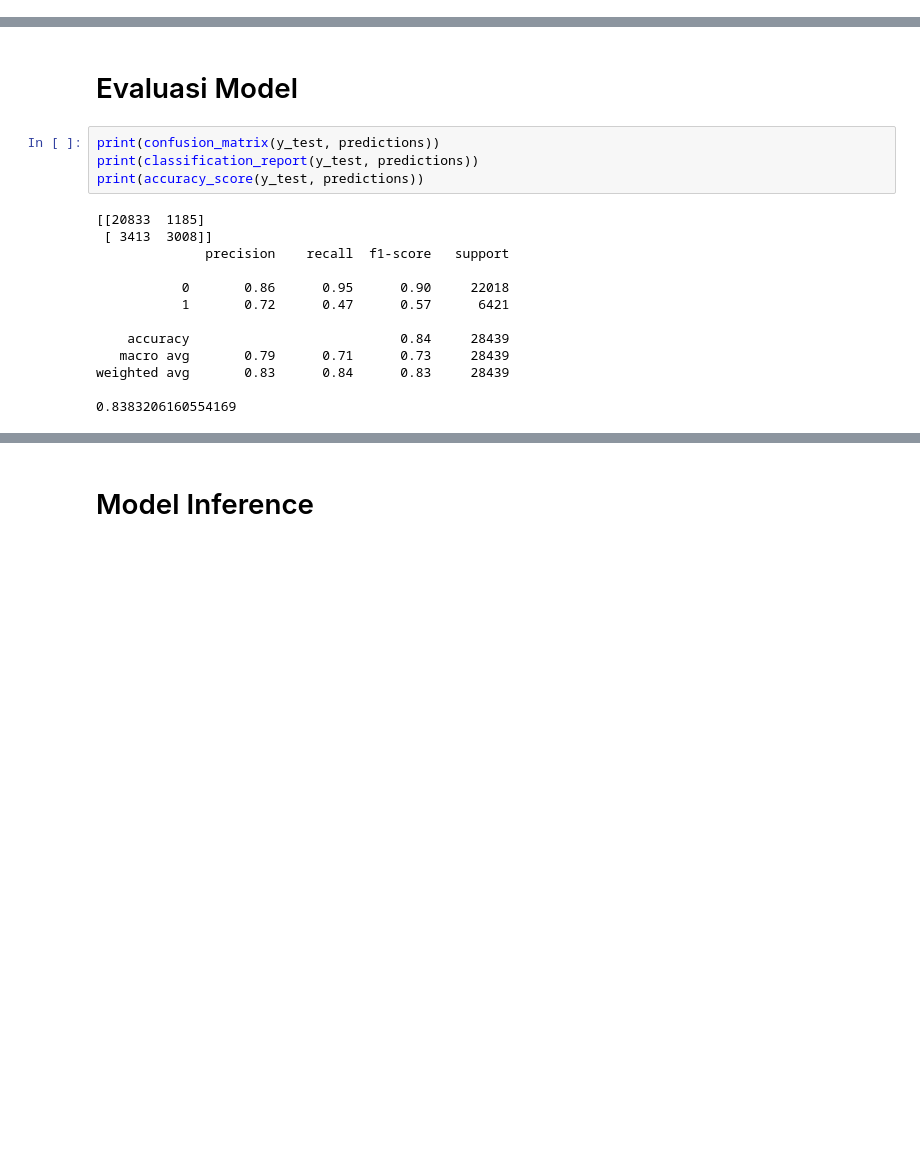
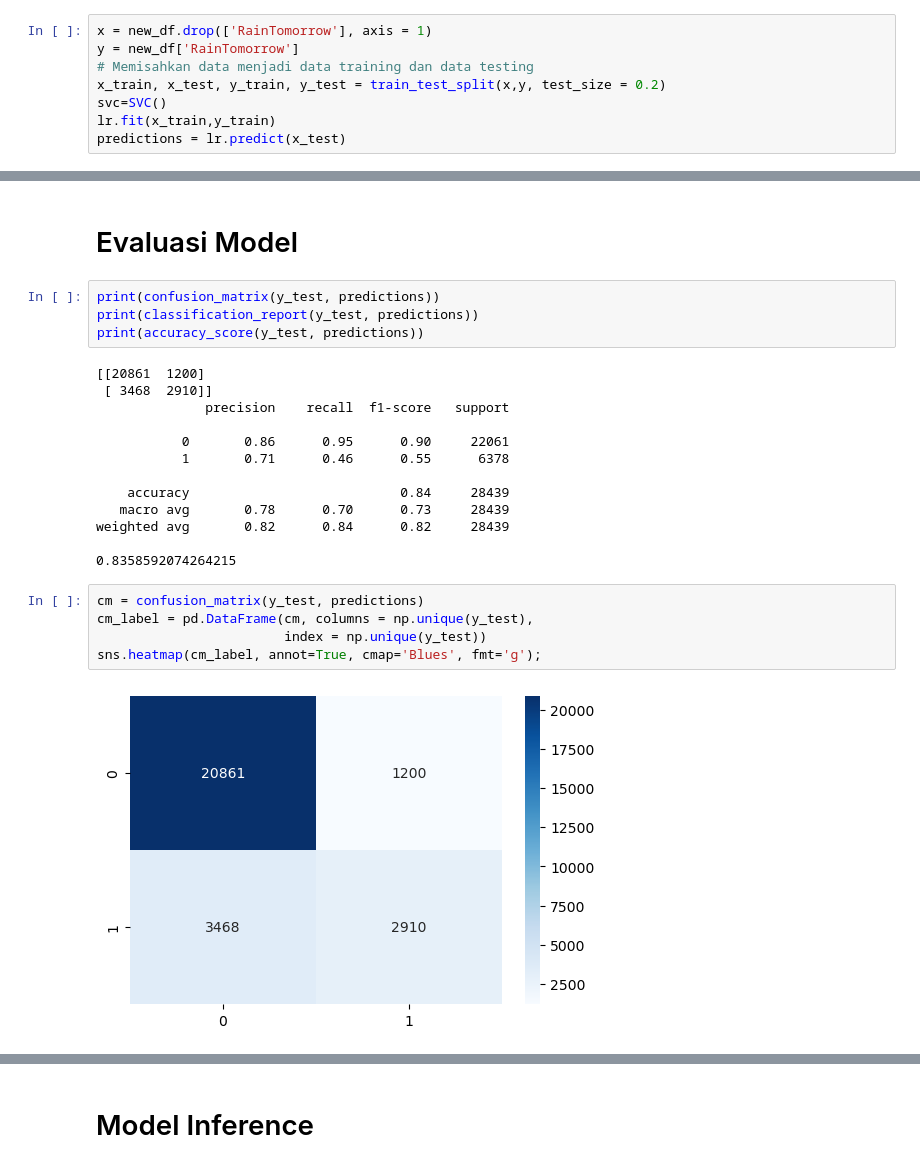
Before and after one commit to tassyirifiyya/ProjectHacktiv8-Kelp1, a Jupyter notebook: PYTN_KampusMerdeka_FP2_Hacktiv8.ipynb, the cells around one changed output, grey strips where cells are left out. Saved outputs shown, nothing was run; the diff lists cells and outputs as text; blank space fills up the shorter version.

```diff
--- a/PYTN_KampusMerdeka_FP2_Hacktiv8.ipynb
+++ b/PYTN_KampusMerdeka_FP2_Hacktiv8.ipynb
@@ -670,3 +659,11 @@ Increase the number of iterations (max_iter) or scale the data as shown in:
 Please also refer to the documentation for alternative solver options:
     https://scikit-learn.org/stable/modules/linear_model.html#logistic-regression
   n_iter_i = _check_optimize_result(
+# %%
+x = new_df.drop(['RainTomorrow'], axis = 1)
+y = new_df['RainTomorrow']
+# Memisahkan data menjadi data training dan data testing
+x_train, x_test, y_train, y_test = train_test_split(x,y, test_size = 0.2)
+svc=SVC()
+lr.fit(x_train,y_train)
+predictions = lr.predict(x_test)
@@ -677,15 +682,22 @@ print(confusion_matrix(y_test, predictions))
 print(classification_report(y_test, predictions))
 print(accuracy_score(y_test, predictions))
 # %% [output]
-[[20833  1185]
- [ 3413  3008]]
+[[20861  1200]
+ [ 3468  2910]]
               precision    recall  f1-score   support
 
-           0       0.86      0.95      0.90     22018
-           1       0.72      0.47      0.57      6421
+           0       0.86      0.95      0.90     22061
+           1       0.71      0.46      0.55      6378
 
     accuracy                           0.84     28439
-   macro avg       0.79      0.71      0.73     28439
-weighted avg       0.83      0.84      0.83     28439
+   macro avg       0.78      0.70      0.73     28439
+weighted avg       0.82      0.84      0.82     28439
 
-0.8383206160554169
+0.8358592074264215
+# %%
+cm = confusion_matrix(y_test, predictions)
+cm_label = pd.DataFrame(cm, columns = np.unique(y_test),
+                        index = np.unique(y_test))
+sns.heatmap(cm_label, annot=True, cmap='Blues', fmt='g');
+# %% [output]
+[figure, added]
```
Also changed, not shown: parts of 12 cells of this notebook.
